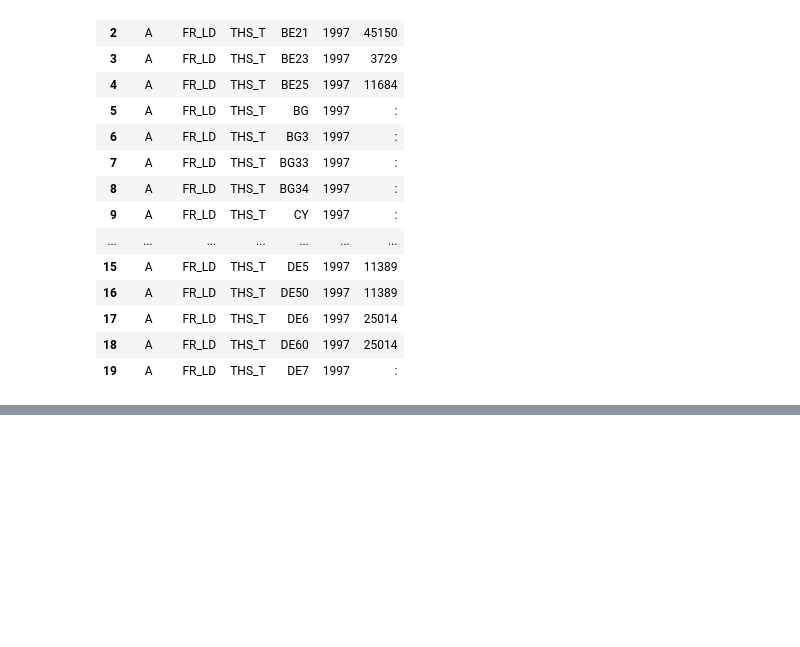
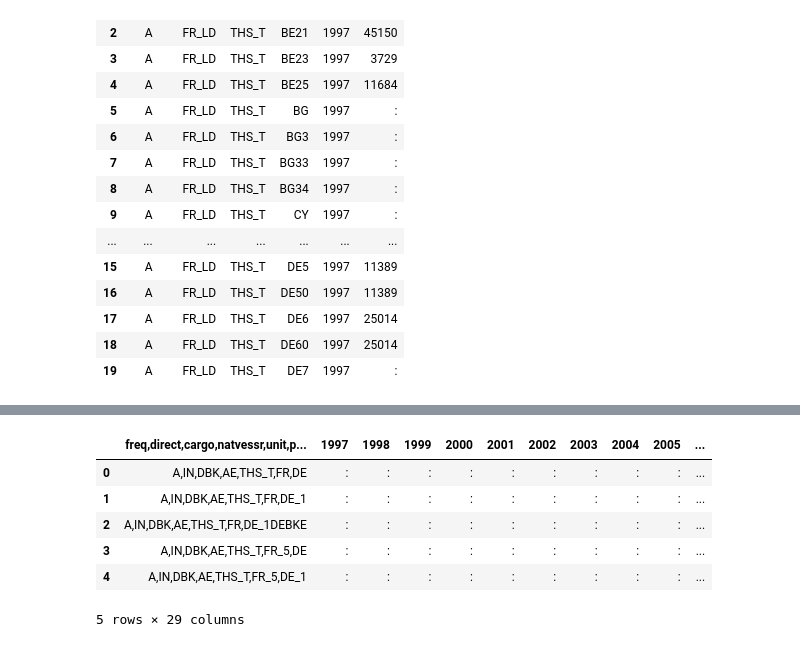
Before and after one commit to qflewy/Data-Science-Projekt, a Jupyter notebook: table_test.ipynb, the cells around one changed output, grey strips where cells are left out. Cells and saved outputs as stored; diff of their text form; code cells hidden in the pictures; blank space fills up the shorter version.

```diff
--- a/table_test.ipynb
+++ b/table_test.ipynb
@@ -53,0 +91,12 @@ df_long.head(20)
+# %%
+df3 = pd.DataFrame()
+df3 = pd.read_table("estat_mar_go_am_de.tsv")
+df3.head()
+# %% [output]
+|  | freq,direct,cargo,natvessr,unit,p... | 1997 | 1998 | 1999 | 2000 | 2001 | 2002 | 2003 | 2004 | 2005 | ... |
+| 0 | A,IN,DBK,AE,THS_T,FR,DE | : | : | : | : | : | : | : | : | : | ... |
+| 1 | A,IN,DBK,AE,THS_T,FR,DE_1 | : | : | : | : | : | : | : | : | : | ... |
+| 2 | A,IN,DBK,AE,THS_T,FR,DE_1DEBKE | : | : | : | : | : | : | : | : | : | ... |
+| 3 | A,IN,DBK,AE,THS_T,FR_5,DE | : | : | : | : | : | : | : | : | : | ... |
+| 4 | A,IN,DBK,AE,THS_T,FR_5,DE_1 | : | : | : | : | : | : | : | : | : | ... |
+5 rows × 29 columns
```
Also changed, not shown: parts of 5 cells of this notebook, 2 other files.
